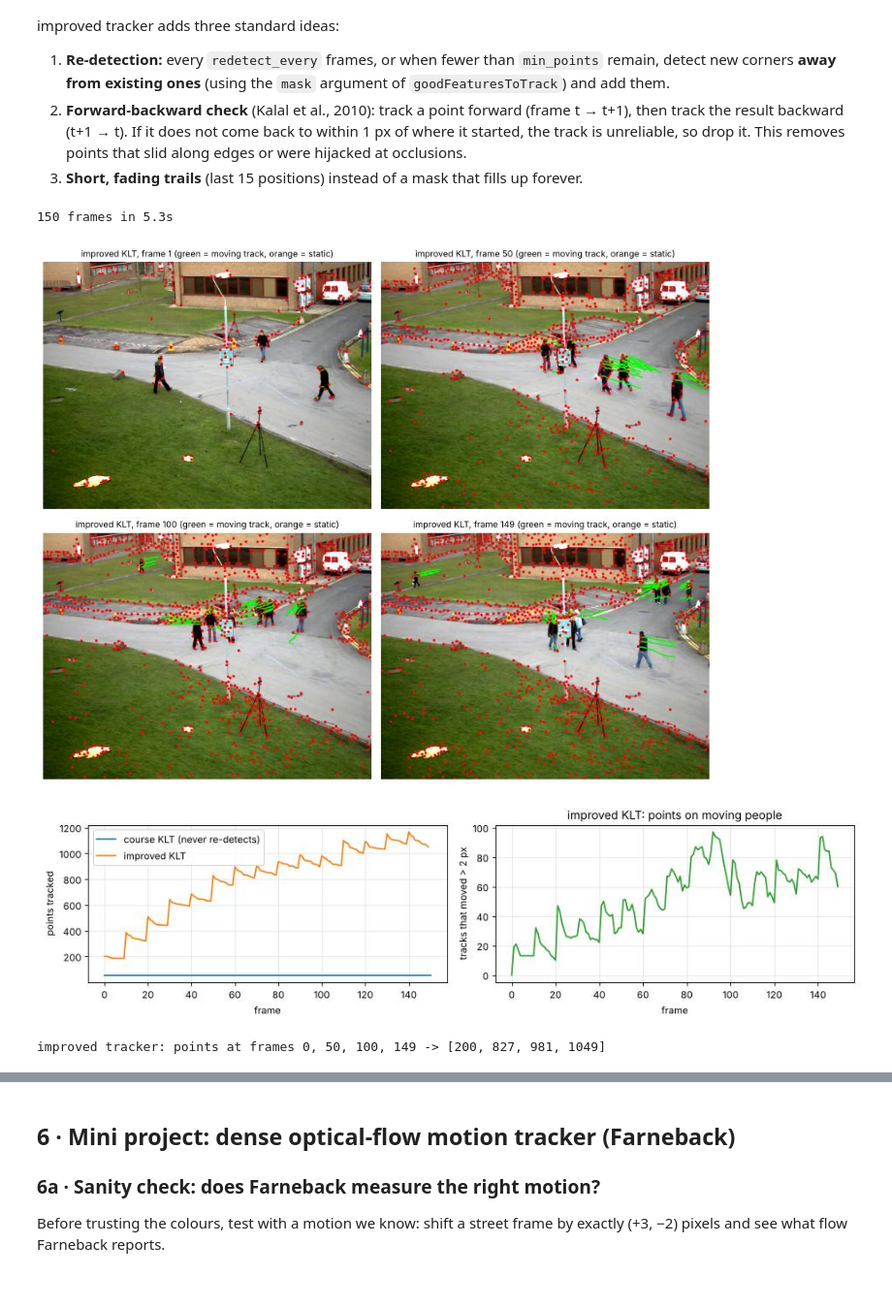
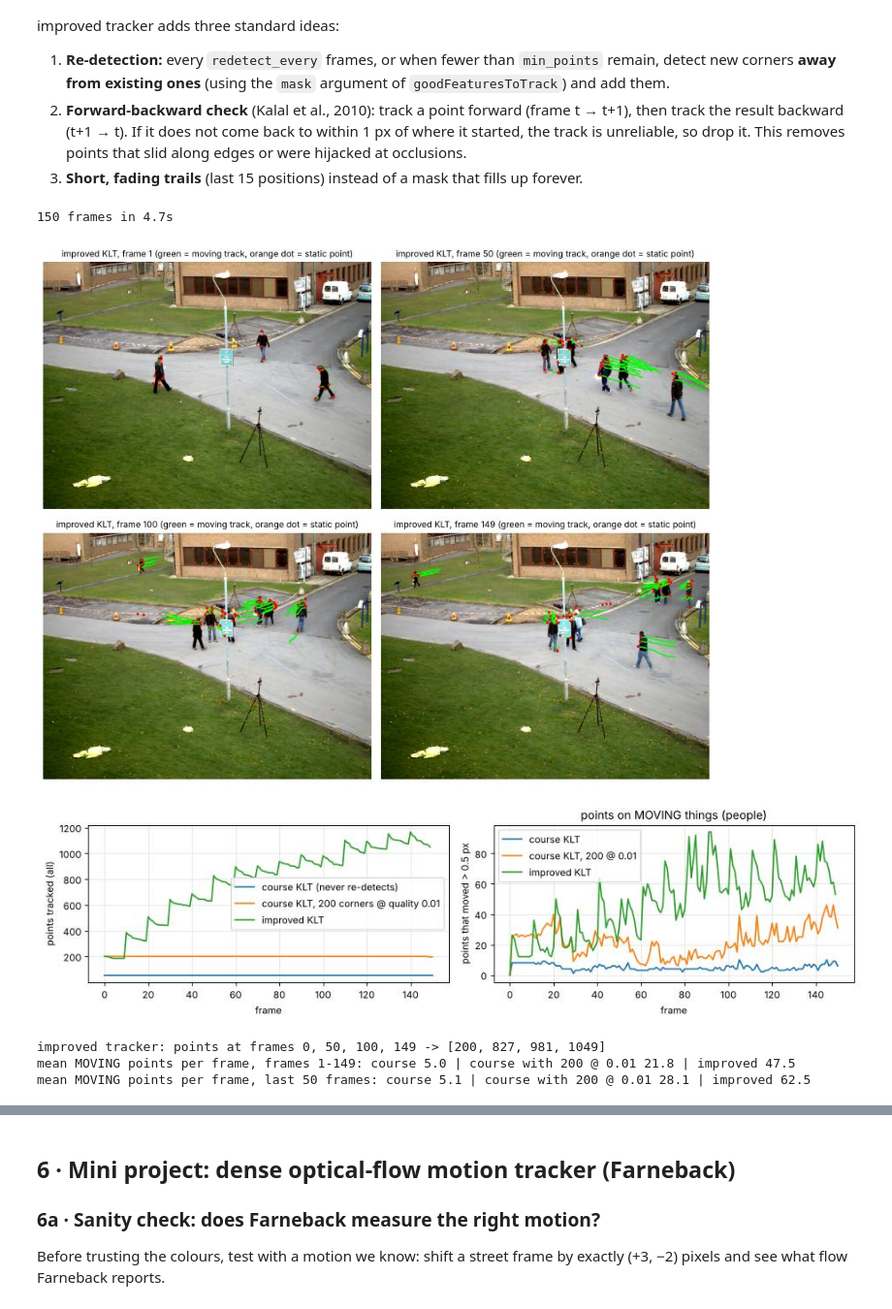
Before and after one commit to Darshit42/lern, a Jupyter notebook: computer-vision/week-2/labs/day10_object_tracking_optical_flow.ipynb, the cells around one changed output, grey strips where cells are left out. Shown at 97% size. Drawn from its saved outputs; the diff is of its cells as text; code cells hidden in the pictures.

```diff
--- a/computer-vision/week-2/labs/day10_object_tracking_optical_flow.ipynb
+++ b/computer-vision/week-2/labs/day10_object_tracking_optical_flow.ipynb
@@ -224,7 +224,7 @@ def course_klt(video_path, MAX_FRAMES=150, snap_at=(1, 50, 100, 149), out_mp4=No
     # Create mask image for drawing (the trails accumulate here)
     mask = np.zeros_like(old_frame)
 
-    snapshots, alive, drawn = {}, [len(p0)], []
+    snapshots, alive, moving, drawn = {}, [len(p0)], [0], []
     frame_idx = 0
     while frame_idx < MAX_FRAMES:
         ret, frame = cap.read()
@@ -261,6 +261,7 @@ def course_klt(video_path, MAX_FRAMES=150, snap_at=(1, 50, 100, 149), out_mp4=No
         if frame_idx in snap_at:
             snapshots[frame_idx] = img
         alive.append(len(good_new))
+        moving.append(int((np.linalg.norm(good_new - good_old, axis=1) > 0.5).sum()))   # points that moved > 0.5 px
 
         # Update previous frame and points
         old_gray = frame_gray.copy()
@@ -270,12 +271,13 @@ def course_klt(video_path, MAX_FRAMES=150, snap_at=(1, 50, 100, 149), out_mp4=No
     # cv2.destroyAllWindows()  -> not needed
     if out_mp4 and drawn:
         write_mp4(drawn, out_mp4)
-    return snapshots, np.array(alive)
+    return snapshots, np.array(alive), np.array(moving)
 
 t = time.perf_counter()
-snaps, alive_course = course_klt(VIDEO, out_mp4=os.path.join(OUT, "klt_course_street.mp4"))
+snaps, alive_course, moving_course = course_klt(VIDEO, out_mp4=os.path.join(OUT, "klt_course_street.mp4"))
 print(f"tracked {len(alive_course) - 1} frames in {time.perf_counter() - t:.1f}s (including drawing)")
 print("points alive at frames 0, 25, 50, 100, 149:", alive_course[[0, 25, 50, 100, 149]])
+print("of these, points that moved > 0.5 px in that frame:", moving_course[[0, 25, 50, 100, 149]])
 show([snaps[k] for k in sorted(snaps)], [f"course KLT, frame {k}" for k in sorted(snaps)], cols=2, size=5.5)
 # %% [output]
 tracked 150 frames in 1.0s (including drawing)
@@ -484,38 +503,53 @@ class KLTTracker:
         for tr in self.tracks:
             pts = np.int32(tr)
             moving = len(tr) > 1 and np.linalg.norm(np.subtract(tr[-1], tr[0])) > 2
-            if len(pts) > 1:
-                cv2.polylines(vis, [pts], False, (0, 255, 0) if moving else (0, 160, 255), 2)
-            cv2.circle(vis, tuple(pts[-1]), 3, (0, 0, 255), -1)
+            if moving:
+                cv2.polylines(vis, [pts], False, (0, 255, 0), 2)
+                cv2.circle(vis, tuple(pts[-1]), 3, (0, 0, 255), -1)
+            else:
+                cv2.circle(vis, tuple(pts[-1]), 1, (0, 140, 255), -1)       # static point: small orange dot
         return vis
 # %%
 tracker = KLTTracker()
 alive_fixed, moving_fixed, drawn, snaps_f = [], [], [], {}
 t = time.perf_counter()
 for i, f in enumerate(street):
     tracks = tracker.update(f)
     alive_fixed.append(len(tracks))
-    moving_fixed.append(sum(1 for tr in tracks if len(tr) > 1 and np.linalg.norm(np.subtract(tr[-1], tr[0])) > 2))
+    moving_fixed.append(sum(1 for tr in tracks if len(tr) > 1 and np.linalg.norm(np.subtract(tr[-1], tr[-2])) > 0.5))
     vis = tracker.draw(f); drawn.append(vis)
     if i in (1, 50, 100, 149):
         snaps_f[i] = vis
 print(f"{len(street)} frames in {time.perf_counter() - t:.1f}s")
 write_mp4(drawn, os.path.join(OUT, "klt_fixed_street.mp4"))
-show([snaps_f[k] for k in sorted(snaps_f)], [f"improved KLT, frame {k} (green = moving track, orange = static)" for k in sorted(snaps_f)], cols=2, size=5.5)
+show([snaps_f[k] for k in sorted(snaps_f)], [f"improved KLT, frame {k} (green = moving track, orange dot = static point)" for k in sorted(snaps_f)], cols=2, size=5.5)
+
+# Fair check: the course tracker with the SAME detection settings as the improved one (200 corners, qualityLevel 0.01),
+# but still without re-detection, so we can see how much of the gain is due to re-detection alone.
+_, alive_c2, moving_c2 = course_klt(VIDEO, snap_at=(), feature_params=dict(maxCorners=200, qualityLevel=0.01, minDistance=7, blockSize=7))
 
 fig, ax = plt.subplots(1, 2, figsize=(12, 3.3))
 ax[0].plot(alive_course, label="course KLT (never re-detects)")
+ax[0].plot(alive_c2, label="course KLT, 200 corners @ quality 0.01")
 ax[0].plot(alive_fixed, label="improved KLT")
-ax[0].set_xlabel("frame"); ax[0].set_ylabel("points tracked"); ax[0].legend(); ax[0].grid(alpha=.3)
-ax[1].plot(moving_fixed, color="tab:green")
-ax[1].set_xlabel("frame"); ax[1].set_ylabel("tracks that moved > 2 px"); ax[1].set_title("improved KLT: points on moving people"); ax[1].grid(alpha=.3)
+ax[0].set_xlabel("frame"); ax[0].set_ylabel("points tracked (all)"); ax[0].legend(); ax[0].grid(alpha=.3)
+ax[1].plot(moving_course, label="course KLT")
+ax[1].plot(moving_c2, label="course KLT, 200 @ 0.01")
+ax[1].plot(moving_fixed, label="improved KLT")
+ax[1].set_xlabel("frame"); ax[1].set_ylabel("points that moved > 0.5 px"); ax[1].set_title("points on MOVING things (people)"); ax[1].legend(); ax[1].grid(alpha=.3)
 plt.tight_layout(); plt.show()
 print("improved tracker: points at frames 0, 50, 100, 149 ->", [alive_fixed[i] for i in (0, 50, 100, 149)])
+print(f"mean MOVING points per frame, frames 1-149: course {moving_course[1:].mean():.1f} | "
+      f"course with 200 @ 0.01 {moving_c2[1:].mean():.1f} | improved {np.mean(moving_fixed[1:]):.1f}")
+print(f"mean MOVING points per frame, last 50 frames: course {moving_course[100:].mean():.1f} | "
+      f"course with 200 @ 0.01 {moving_c2[100:].mean():.1f} | improved {np.mean(moving_fixed[100:]):.1f}")
 # %% [output]
-150 frames in 5.3s
+150 frames in 4.7s
-[figure, old version]
+[figure, new version]
-[figure, old version]
+[figure, new version]
 improved tracker: points at frames 0, 50, 100, 149 -> [200, 827, 981, 1049]
+mean MOVING points per frame, frames 1-149: course 5.0 | course with 200 @ 0.01 21.8 | improved 47.5
+mean MOVING points per frame, last 50 frames: course 5.1 | course with 200 @ 0.01 28.1 | improved 62.5
 # %%
 # Same improved tracker on the occlusion video: does the ball get picked up again after the pillar?
 tr_occ = KLTTracker(min_points=10, redetect_every=5)
```
Also changed, not shown: parts of 29 cells of this notebook, 7 other files.
